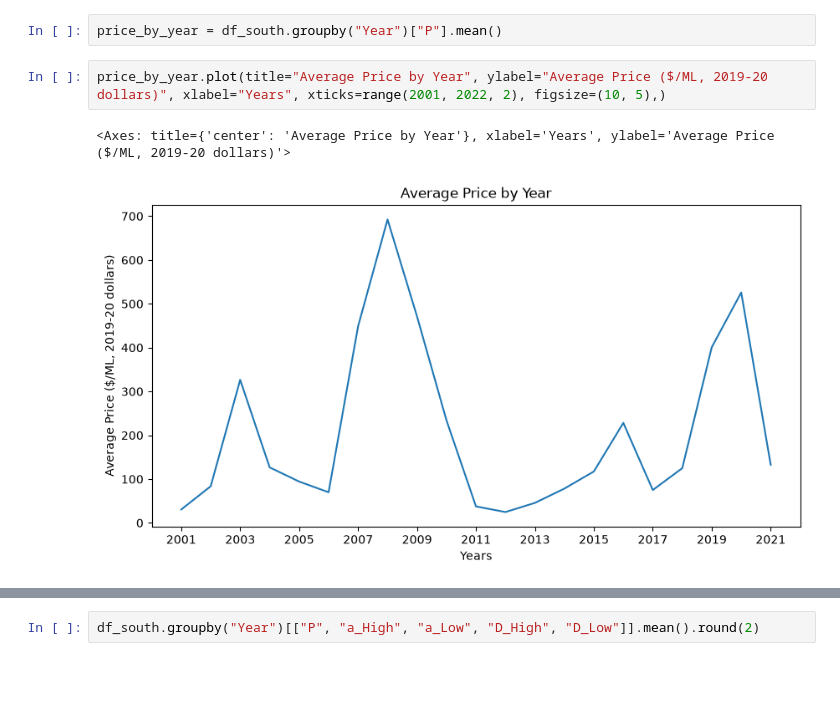
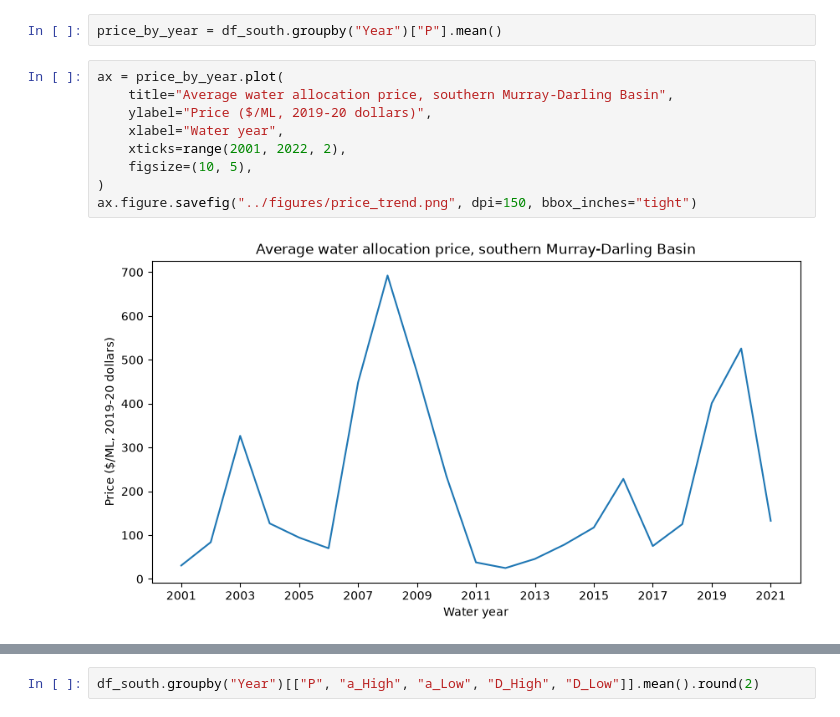
Before and after one commit to imadramdani-prog/murray-darling-water-market, a Jupyter notebook: notebooks/01_explore.ipynb, the cells around one changed output, grey strips where cells are left out. Drawn from its saved outputs; the diff is of its cells as text; blank space fills up the shorter version.

```diff
--- a/notebooks/01_explore.ipynb
+++ b/notebooks/01_explore.ipynb
@@ -138,10 +138,16 @@ Name: P, dtype: float64
 # %%
 price_by_year = df_south.groupby("Year")["P"].mean()
 # %%
-price_by_year.plot(title="Average Price by Year", ylabel="Average Price ($/ML, 2019-20 dollars)", xlabel="Years", xticks=range(2001, 2022, 2), figsize=(10, 5),)
+ax = price_by_year.plot(
+    title="Average water allocation price, southern Murray-Darling Basin",
+    ylabel="Price ($/ML, 2019-20 dollars)",
+    xlabel="Water year",
+    xticks=range(2001, 2022, 2),
+    figsize=(10, 5),
+)
+ax.figure.savefig("../figures/price_trend.png", dpi=150, bbox_inches="tight")
 # %% [output]
-<Axes: title={'center': 'Average Price by Year'}, xlabel='Years', ylabel='Average Price ($/ML, 2019-20 dollars)'>
-[figure, old version]
+[figure, new version]
 # %% [markdown]
 ## Water allocation prices, 2001–2021
 
```
Also changed, not shown: 3 other files.
